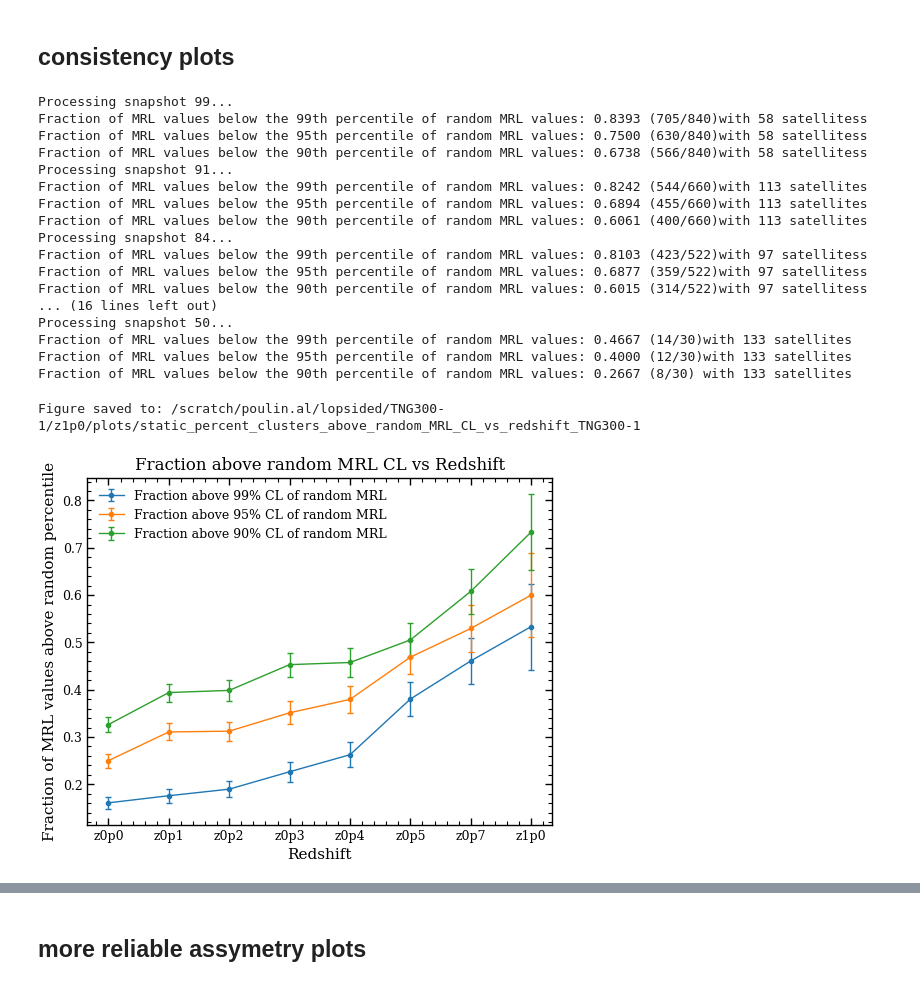
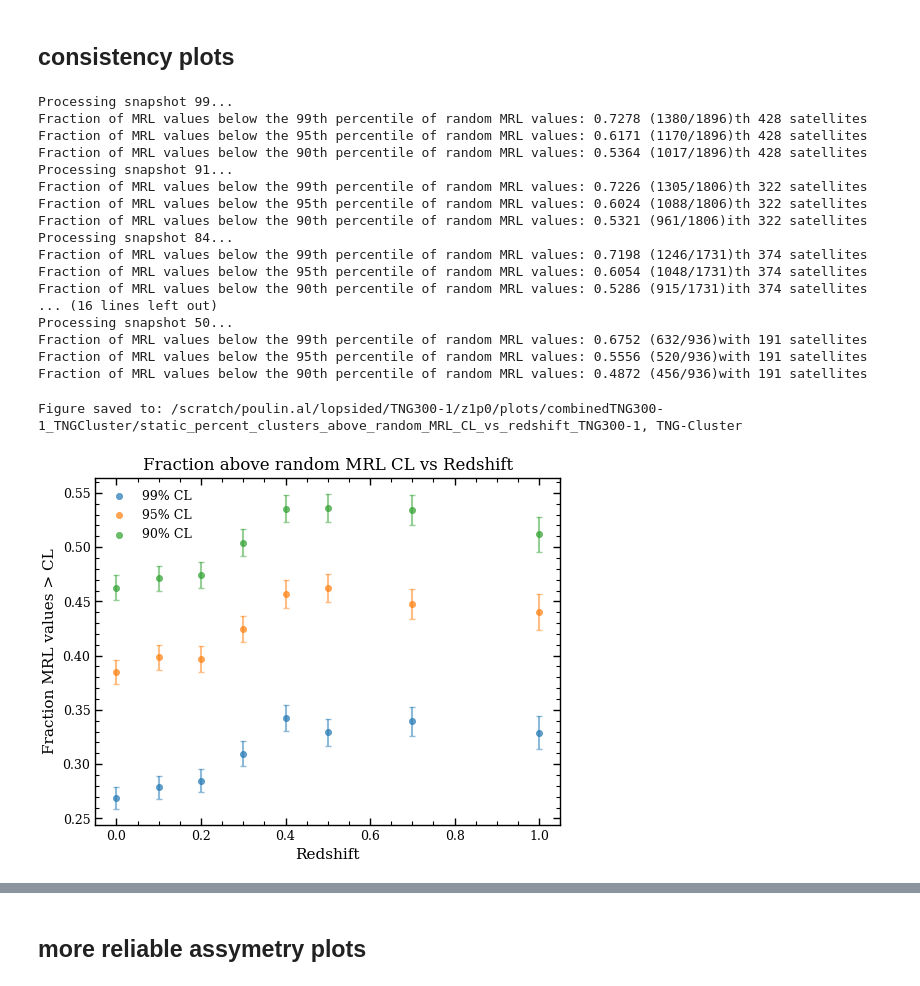
Before and after one commit to poulinal/sat-lopsidedness, a Jupyter notebook: src/myproject/redshiftGalaxyGroup-staticmassbins-combine300Cluster.ipynb, the cells around one changed output, grey strips where cells are left out. Saved outputs shown, nothing was run; the diff lists cells and outputs as text; code cells hidden in the pictures.

```diff
--- a/src/myproject/redshiftGalaxyGroup-staticmassbins-combine300Cluster.ipynb
+++ b/src/myproject/redshiftGalaxyGroup-staticmassbins-combine300Cluster.ipynb
@@ -407,7 +440,7 @@ for snapshot in SnapshotEnum.getAllSnapshots():
         continue  # too high redshift
 
     print(f"Processing snapshot {snapshot[0]}...")
-    galaxyAnalysisSnapshot = listRedshiftGalaxyAnalysis.getGalaxyAnalysisSnapshot(snapshot[0])
+    galaxyAnalysisSnapshot = getListRedshiftGalaxyAnalysisForSnap(snapshot[0])
     # redshifts.append(galaxyAnalysisSnapshot.snapshot_dic[snapshot[0]][1])
     galaxyAnalysisSnapshot.computeAllPlots()
 # %%
@@ -750,8 +783,8 @@ for snapshot in SnapshotEnum.getAllSnapshots():
         continue  # too high redshift
 
     print(f"Processing snapshot {snapshot[0]}...")
-    galaxyAnalysisSnapshot = listRedshiftGalaxyAnalysis.getGalaxyAnalysisSnapshot(snapshot[0])
-    redshifts.append(galaxyAnalysisSnapshot.snapshot_dic[snapshot[0]][1])
+    galaxyAnalysisSnapshot = getListRedshiftGalaxyAnalysisForSnap(snapshot[0])
+    redshifts.append(snapshot[1])
 
     # Note: getPercentOfClustersAboveRandomMRLCL returns the fraction/count/total *below* the percentile.
     (f99, c99, n99, _), _, _ = galaxyAnalysisSnapshot.getPercentOfClustersAboveRandomMRLCL(
@@ -773,73 +806,58 @@ for snapshot in SnapshotEnum.getAllSnapshots():
     errBelow90.append(binomial_sigma(f90, n90))
 # %% [output]
 Processing snapshot 99...
-Fraction of MRL values below the 99th percentile of random MRL values: 0.8393 (705/840)with 58 satellitess
-Fraction of MRL values below the 95th percentile of random MRL values: 0.7500 (630/840)with 58 satellitess
-Fraction of MRL values below the 90th percentile of random MRL values: 0.6738 (566/840)with 58 satellitess
+Fraction of MRL values below the 99th percentile of random MRL values: 0.7278 (1380/1896)th 428 satellites
+Fraction of MRL values below the 95th percentile of random MRL values: 0.6171 (1170/1896)th 428 satellites
+Fraction of MRL values below the 90th percentile of random MRL values: 0.5364 (1017/1896)th 428 satellites
 Processing snapshot 91...
-Fraction of MRL values below the 99th percentile of random MRL values: 0.8242 (544/660)with 113 satellites
-Fraction of MRL values below the 95th percentile of random MRL values: 0.6894 (455/660)with 113 satellites
-Fraction of MRL values below the 90th percentile of random MRL values: 0.6061 (400/660)with 113 satellites
+Fraction of MRL values below the 99th percentile of random MRL values: 0.7226 (1305/1806)th 322 satellites
+Fraction of MRL values below the 95th percentile of random MRL values: 0.6024 (1088/1806)th 322 satellites
+Fraction of MRL values below the 90th percentile of random MRL values: 0.5321 (961/1806)ith 322 satellites
 Processing snapshot 84...
-Fraction of MRL values below the 99th percentile of random MRL values: 0.8103 (423/522)with 97 satellitess
-Fraction of MRL values below the 95th percentile of random MRL values: 0.6877 (359/522)with 97 satellitess
-Fraction of MRL values below the 90th percentile of random MRL values: 0.6015 (314/522)with 97 satellitess
+Fraction of MRL values below the 99th percentile of random MRL values: 0.7198 (1246/1731)th 374 satellites
+Fraction of MRL values below the 95th percentile of random MRL values: 0.6054 (1048/1731)th 374 satellites
+Fraction of MRL values below the 90th percentile of random MRL values: 0.5286 (915/1731)ith 374 satellites
 ... (16 lines left out)
 Processing snapshot 50...
-Fraction of MRL values below the 99th percentile of random MRL values: 0.4667 (14/30)with 133 satellites
-Fraction of MRL values below the 95th percentile of random MRL values: 0.4000 (12/30)with 133 satellites
-Fraction of MRL values below the 90th percentile of random MRL values: 0.2667 (8/30) with 133 satellites
+Fraction of MRL values below the 99th percentile of random MRL values: 0.6752 (632/936)with 191 satellites
+Fraction of MRL values below the 95th percentile of random MRL values: 0.5556 (520/936)with 191 satellites
+Fraction of MRL values below the 90th percentile of random MRL values: 0.4872 (456/936)with 191 satellites
 # %%
 MRL_CL_plotter = AstroPlotter()
 MRL_CL_fig, MRL_CL_ax = MRL_CL_plotter.create_figure()
 
-MRL_CL_ax.errorbar(
+MRL_CL_plotter.scatter_plot(
     redshifts,
     1-np.array(fracBelow99),
-    yerr=errBelow99,
-    label='Fraction above 99% CL of random MRL',
-    marker='o',
-    linestyle='-',
-    capsize=2,
-    elinewidth=1,
-    linewidth=1,
-    markersize=3,
+    errorBars=errBelow99,
+    label='99% CL',
+    ax=MRL_CL_ax,
 )
-MRL_CL_ax.errorbar(
+MRL_CL_plotter.scatter_plot(
     redshifts,
     1-np.array(fracBelow95),
-    yerr=errBelow95,
-    label='Fraction above 95% CL of random MRL',
-    marker='o',
-    linestyle='-',
-    capsize=2,
-    elinewidth=1,
-    linewidth=1,
-    markersize=3,
+    errorBars=errBelow95,
+    label='95% CL',
+    ax=MRL_CL_ax,
 )
-MRL_CL_ax.errorbar(
+MRL_CL_plotter.scatter_plot(
     redshifts,
     1-np.array(fracBelow90),
-    yerr=errBelow90,
-    label='Fraction above 90% CL of random MRL',
-    marker='o',
-    linestyle='-',
-    capsize=2,
-    elinewidth=1,
-    linewidth=1,
-    markersize=3,
+    errorBars=errBelow90,
+    label='90% CL',
+    ax=MRL_CL_ax,
 )
 
 MRL_CL_ax.set_xlabel('Redshift')
-MRL_CL_ax.set_ylabel('Fraction of MRL values above random percentile')
+MRL_CL_ax.set_ylabel('Fraction MRL values > CL')
 MRL_CL_ax.set_title('Fraction above random MRL CL vs Redshift')
 MRL_CL_ax.legend(loc='upper left')
 
 MRL_CL_plotter.save_figure(
     MRL_CL_fig,
     galaxyAnalysisSnapshot.scratchPlotDirc
     + f'/static_percent_clusters_above_random_MRL_CL_vs_redshift_{galaxyAnalysisSnapshot.sim}{galaxyAnalysisSnapshot.plotEndingFormat}',
 )
 # %% [output]
-Figure saved to: /scratch/poulin.al/lopsided/TNG300-1/z1p0/plots/static_percent_clusters_above_random_MRL_CL_vs_redshift_TNG300-1
+Figure saved to: /scratch/poulin.al/lopsided/TNG300-1/z1p0/plots/combinedTNG300-1_TNGCluster/static_percent_clusters_above_random_MRL_CL_vs_redshift_TNG300-1, TNG-Cluster
-[figure, old version]
+[figure, new version]
```
Also changed, not shown: parts of 22 cells of this notebook, 5 other files.
